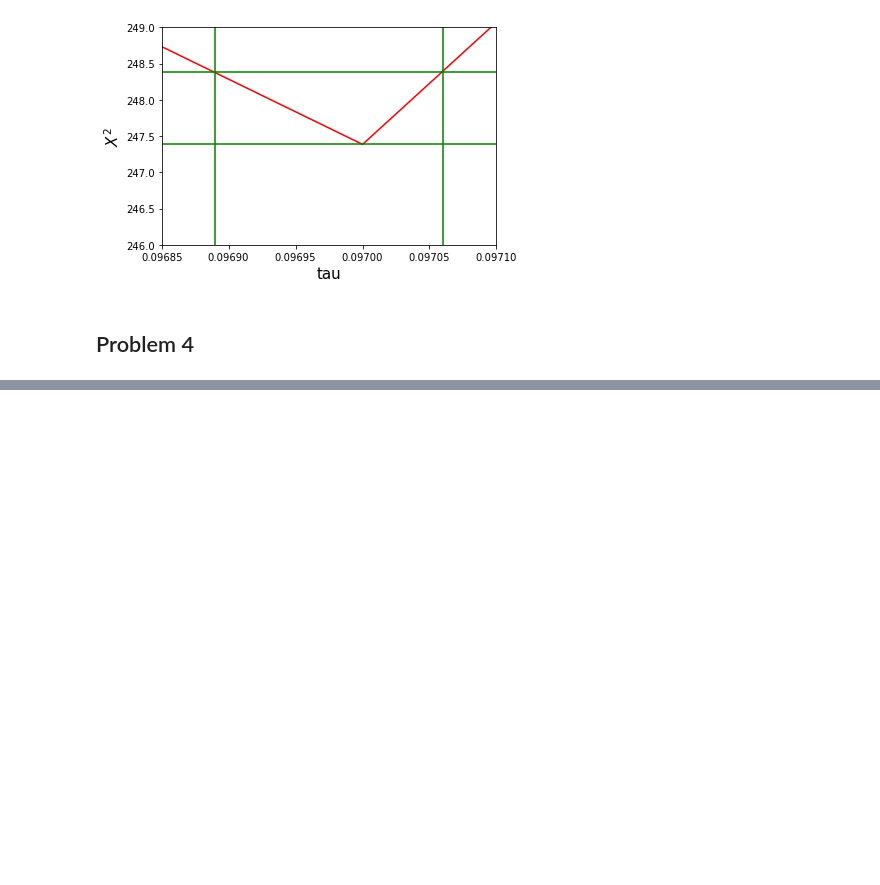
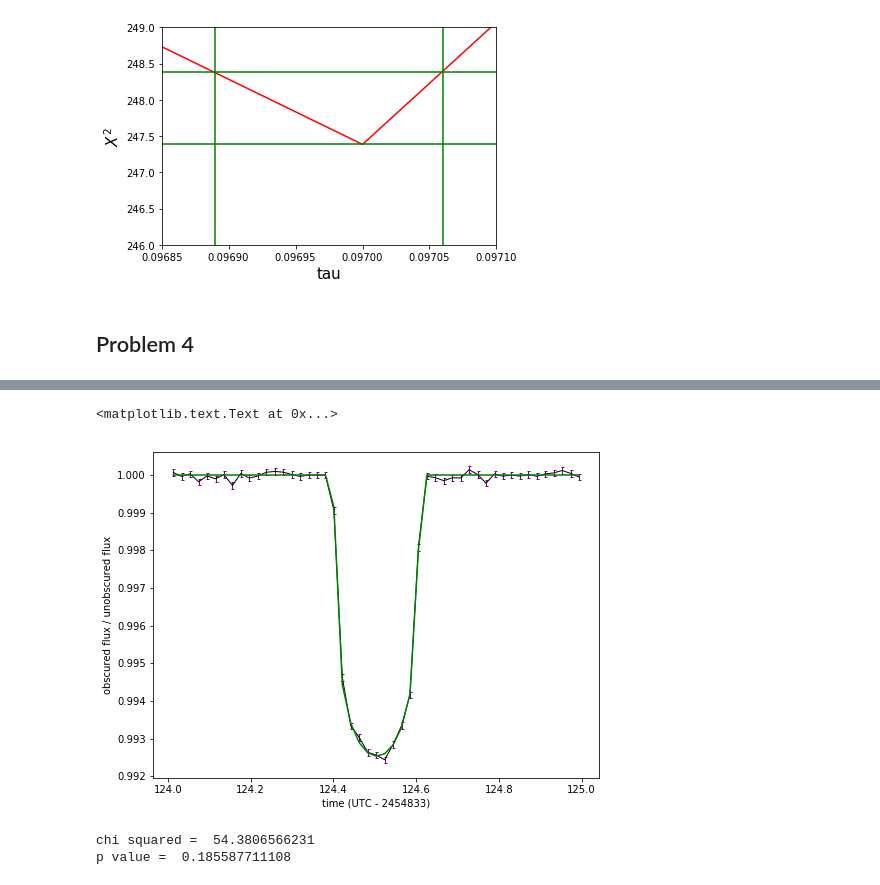
Before and after one commit to columbia-astro/problem-set-7-gsuissa, a Jupyter notebook: Problem Set #7 - Gabrielle.ipynb, the cells around one changed output, grey strips where cells are left out. Cells and saved outputs as stored; diff of their text form; code cells hidden in the pictures; blank space fills up the shorter version.

```diff
--- a/Problem Set #7 - Gabrielle.ipynb
+++ b/Problem Set #7 - Gabrielle.ipynb
@@ -290,0 +308,6 @@ axes[-1].set_xlabel("step number")
+# %%
+# cut off chains at 250
+cutsamples = samples[:, 250:, :]
+
+# merge all 6 walkers
+cutsamples = np.reshape(cutsamples, (1500,3))
@@ -290,0 +322,24 @@ axes[-1].set_xlabel("step number")
+# %%
+mcmc_z = z_t(best_parameters[0],best_parameters[1])
+mcmc_flux = integrate(p=best_parameters[2],z=mcmc_z)[0]
+# %%
+plt.figure(figsize=(8,6))
+plt.errorbar(time,norm_flux,yerr=norm_error,color="black",ecolor="purple",lw=1,elinewidth=1,capsize=1.5,zorder=2)
+plt.errorbar(time,mcmc_flux,color="green")
+plt.xlabel("time (UTC - 2454833)")
+plt.ylabel("obscured flux / unobscured flux")
+# %% [output]
+<matplotlib.text.Text at 0x...>
+[figure, added]
+# %%
+# let's calculate the chi2 for these best fit parameters!
+mcmc_chi2 = chi2(norm_flux,mcmc_flux,norm_error)
+mcmc_p = q_value(49,3,mcmc_chi2)
+
+print("chi squared = ", mcmc_chi2)
+print("p value = ", mcmc_p)
+
+# a much better fit! although still not perfect!
+# %% [output]
+chi squared =  54.3806566231
+p value =  0.185587711108
```
Also changed, not shown: parts of 11 cells of this notebook.
